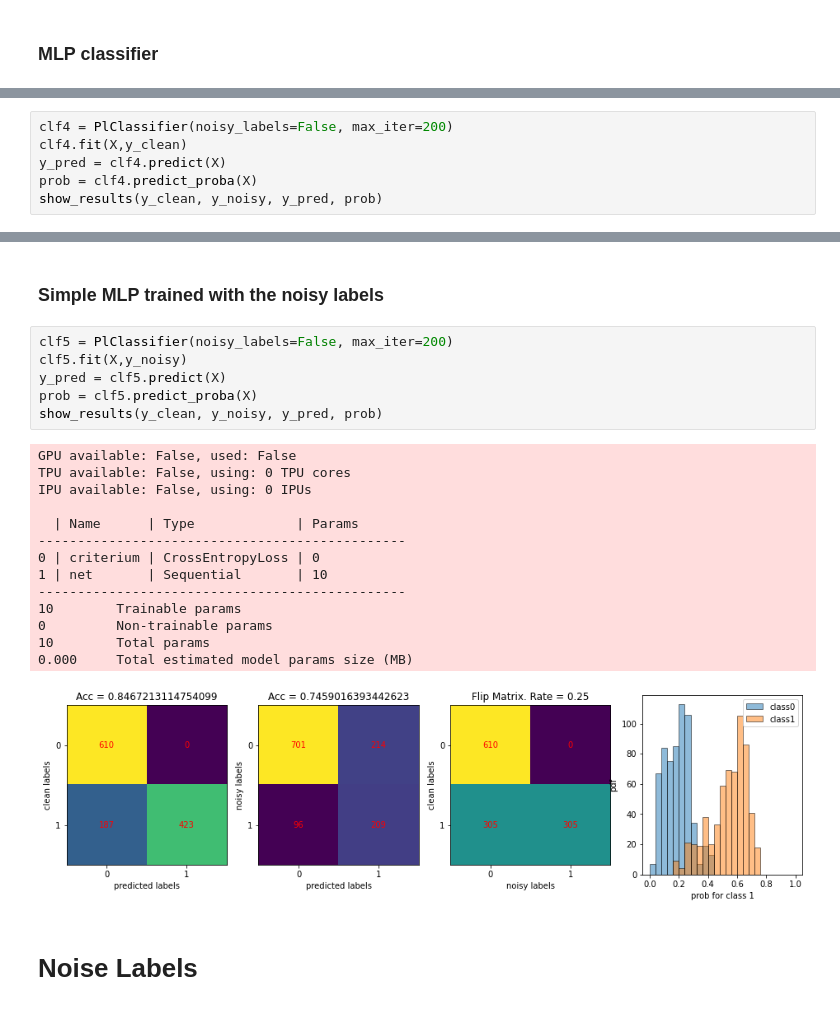
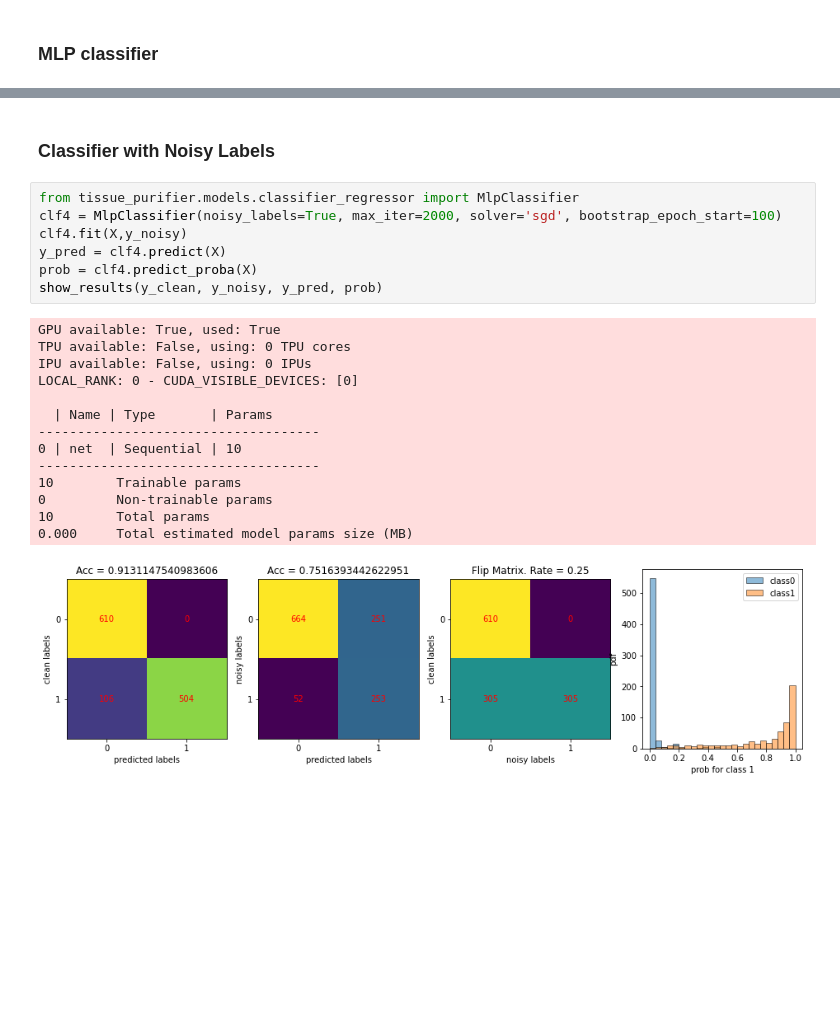
Before and after one commit to broadinstitute/tissue_purifier, a Jupyter notebook: notebooks/notebook5.ipynb, the cells around one changed output, grey strips where cells are left out. Drawn from its saved outputs; the diff is of its cells as text; blank space fills up the shorter version.

```diff
--- a/notebooks/notebook5.ipynb
+++ b/notebooks/notebook5.ipynb
@@ -276,6 +257,0 @@ show_results(y_clean, y_noisy, y_pred, prob)
-# %%
-clf4 = PlClassifier(noisy_labels=False, max_iter=200)
-clf4.fit(X,y_clean)
-y_pred = clf4.predict(X)
-prob = clf4.predict_proba(X)
-show_results(y_clean, y_noisy, y_pred, prob)
@@ -297,25 +258,24 @@ IPU available: False, using: 0 IPUs
 # %% [markdown]
-### Simple MLP trained with the noisy labels
+### Classifier with Noisy Labels
 # %%
-clf5 = PlClassifier(noisy_labels=False, max_iter=200)
-clf5.fit(X,y_noisy)
-y_pred = clf5.predict(X)
-prob = clf5.predict_proba(X)
+from tissue_purifier.models.classifier_regressor import MlpClassifier
+clf4 = MlpClassifier(noisy_labels=True, max_iter=2000, solver='sgd', bootstrap_epoch_start=100)
+clf4.fit(X,y_noisy)
+y_pred = clf4.predict(X)
+prob = clf4.predict_proba(X)
 show_results(y_clean, y_noisy, y_pred, prob)
 # %% [output]
-GPU available: False, used: False
+GPU available: True, used: True
 TPU available: False, using: 0 TPU cores
 IPU available: False, using: 0 IPUs
+LOCAL_RANK: 0 - CUDA_VISIBLE_DEVICES: [0]
 
-  | Name      | Type             | Params
------------------------------------------------
-0 | criterium | CrossEntropyLoss | 0
-1 | net       | Sequential       | 10
------------------------------------------------
+  | Name | Type       | Params
+------------------------------------
+0 | net  | Sequential | 10
+------------------------------------
 10        Trainable params
 0         Non-trainable params
 10        Total params
 0.000     Total estimated model params size (MB)
-[figure, old version]
+[figure, new version]
-# %% [markdown]
-# Noise Labels
```
Also changed, not shown: parts of 12 cells of this notebook, 1 other file.
